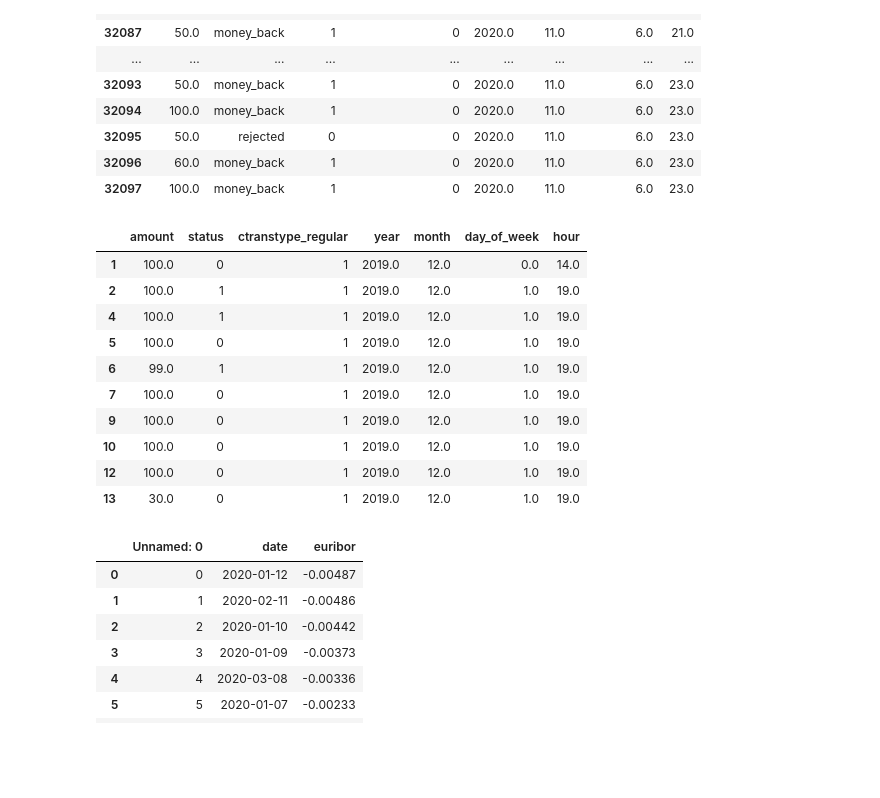
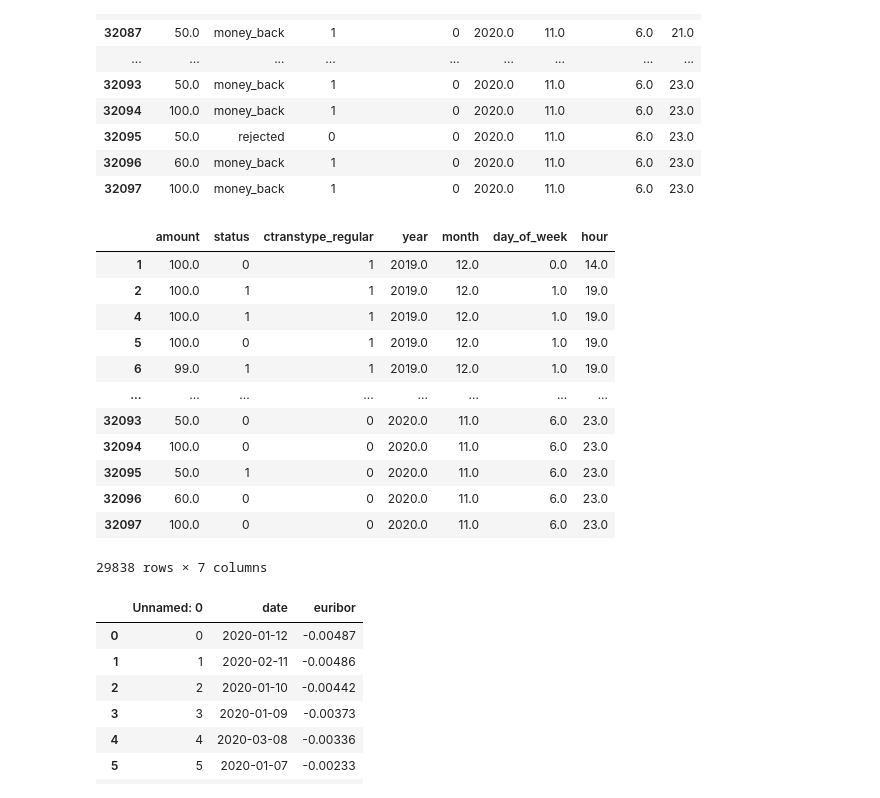
Before and after one commit to DataScience-UOC-projects/monayvi, a Jupyter notebook: notebooks/10-logistic-regression.ipynb, the cells around one changed output. Saved outputs shown, nothing was run; the diff lists cells and outputs as text; code cells hidden in the pictures; blank space fills up the shorter version.

```diff
--- a/notebooks/10-logistic-regression.ipynb
+++ b/notebooks/10-logistic-regression.ipynb
@@ -398,39 +398,41 @@ cash_df['amount'] = pd.to_numeric(cash_df['amount'], errors='coerce')
 
 columns_to_drop = [
     'updated_at',
     'cash_request_id',
     'user_id',
     'moderated_at',
     'deleted_account_id',
     'reimbursement_date',
     'cash_request_received_date',
     'alright',
 ]
 
 # Drop the columns
 cash_df = cash_df.drop(columns=columns_to_drop, errors='ignore')
 
 # Drop all other columns
 #cash_df = cash_df[['amount', 'transfer_type', 'status']]
 #cash_df = cash_df[['amount', 'created_at', 'transfer_type', 'cohorte', 'status']]
 
 # Handle missing values (e.g., fill or drop)
 cash_df = cash_df.dropna()
 
 cash_df.to_csv("../data/test2_regression.csv")
-cash_df.head(10)
+cash_df
 # %% [output]
 |  | amount | status | ctranstype_regular | year | month | day_of_week | hour |
 | 1 | 100.0 | 0 | 1 | 2019.0 | 12.0 | 0.0 | 14.0 |
 | 2 | 100.0 | 1 | 1 | 2019.0 | 12.0 | 1.0 | 19.0 |
 | 4 | 100.0 | 1 | 1 | 2019.0 | 12.0 | 1.0 | 19.0 |
 | 5 | 100.0 | 0 | 1 | 2019.0 | 12.0 | 1.0 | 19.0 |
 | 6 | 99.0 | 1 | 1 | 2019.0 | 12.0 | 1.0 | 19.0 |
-| 7 | 100.0 | 0 | 1 | 2019.0 | 12.0 | 1.0 | 19.0 |
-| 9 | 100.0 | 0 | 1 | 2019.0 | 12.0 | 1.0 | 19.0 |
-| 10 | 100.0 | 0 | 1 | 2019.0 | 12.0 | 1.0 | 19.0 |
-| 12 | 100.0 | 0 | 1 | 2019.0 | 12.0 | 1.0 | 19.0 |
-| 13 | 30.0 | 0 | 1 | 2019.0 | 12.0 | 1.0 | 19.0 |
+| ... | ... | ... | ... | ... | ... | ... | ... |
+| 32093 | 50.0 | 0 | 0 | 2020.0 | 11.0 | 6.0 | 23.0 |
+| 32094 | 100.0 | 0 | 0 | 2020.0 | 11.0 | 6.0 | 23.0 |
+| 32095 | 50.0 | 1 | 0 | 2020.0 | 11.0 | 6.0 | 23.0 |
+| 32096 | 60.0 | 0 | 0 | 2020.0 | 11.0 | 6.0 | 23.0 |
+| 32097 | 100.0 | 0 | 0 | 2020.0 | 11.0 | 6.0 | 23.0 |
+29838 rows × 7 columns
 # %%
 euribor_df = pd.read_csv("../data/euribor.csv", index_col=None)
 euribor_df['euribor'] = (
```
Also changed, not shown: parts of 17 cells of this notebook.
